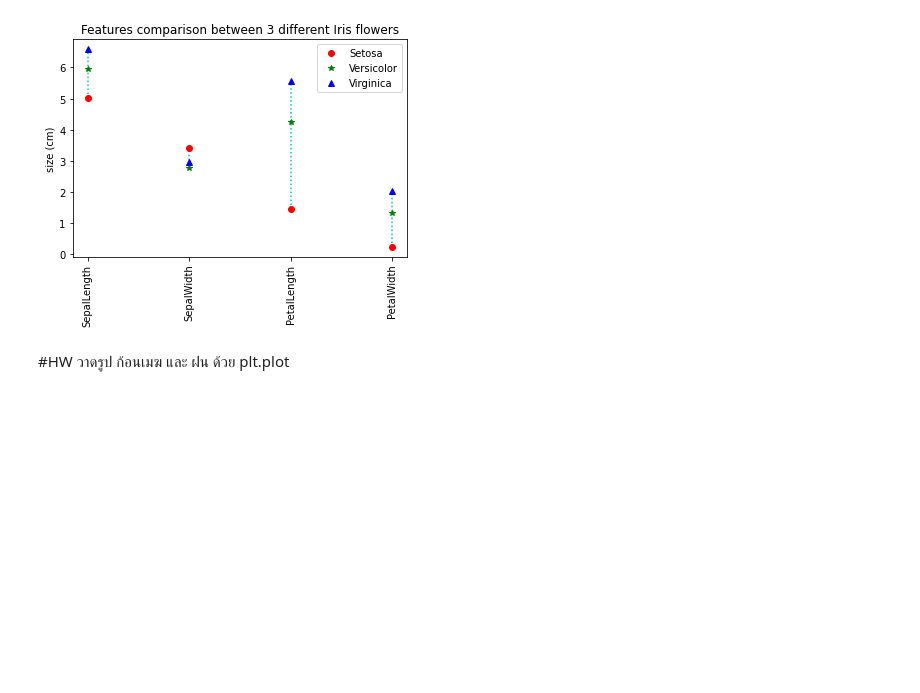
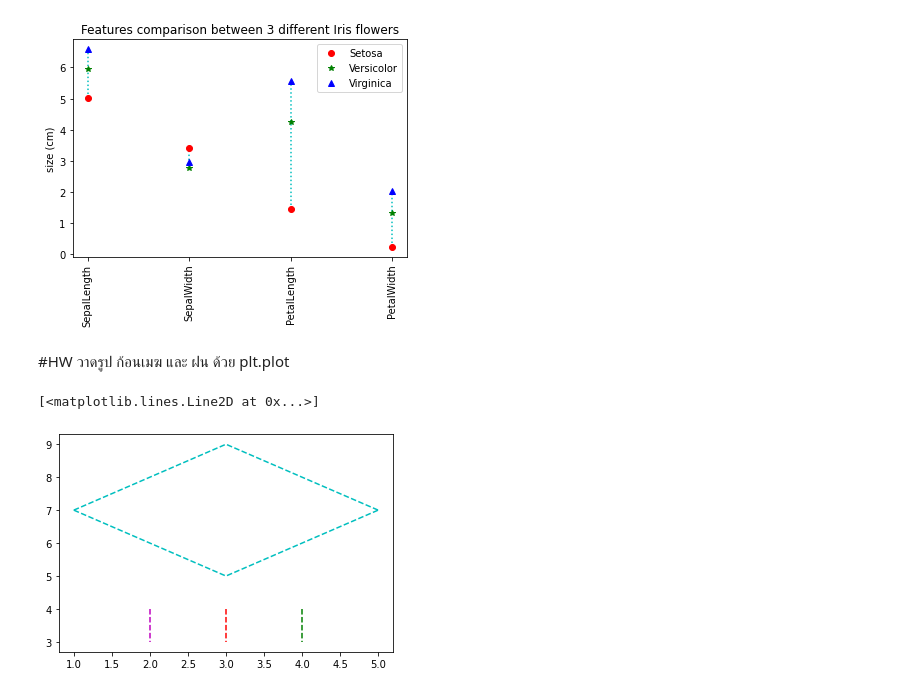
Before and after one commit to Kanyarat-S/data_viz_2020, a Jupyter notebook: DataViz04_Data_Comparison.ipynb, the cells around one changed output. Saved outputs shown, nothing was run; the diff lists cells and outputs as text; code cells hidden in the pictures; blank space fills up the shorter version.

```diff
--- a/DataViz04_Data_Comparison.ipynb
+++ b/DataViz04_Data_Comparison.ipynb
@@ -157,3 +157,12 @@ plt.ylabel('size (cm)');
 [figure]
 # %% [markdown]
 #HW วาดรูป ก้อนเมฆ และ ฝน ด้วย plt.plot
+# %%
+plt.plot([1,2,3,4,5],[7,6,5,6,7],'c--')  #ก้อนเมฆ
+plt.plot([1,2,3,4,5],[7,8,9,8,7],'c--')  #ก้อนเมฆ
+plt.plot([2,2],[4,3],'m--') #ฝน
+plt.plot([3,3],[4,3],'r--') #ฝน
+plt.plot([4,4],[4,3],'g--')  #ฝน
+# %% [output]
+[<matplotlib.lines.Line2D at 0x...>]
+[figure, added]
```
